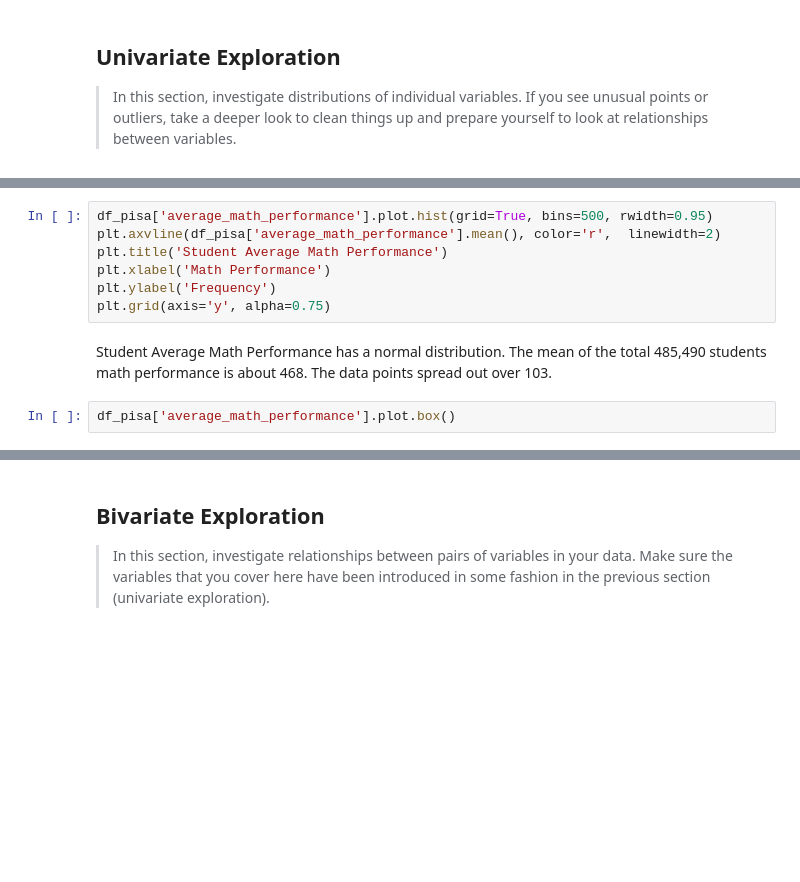
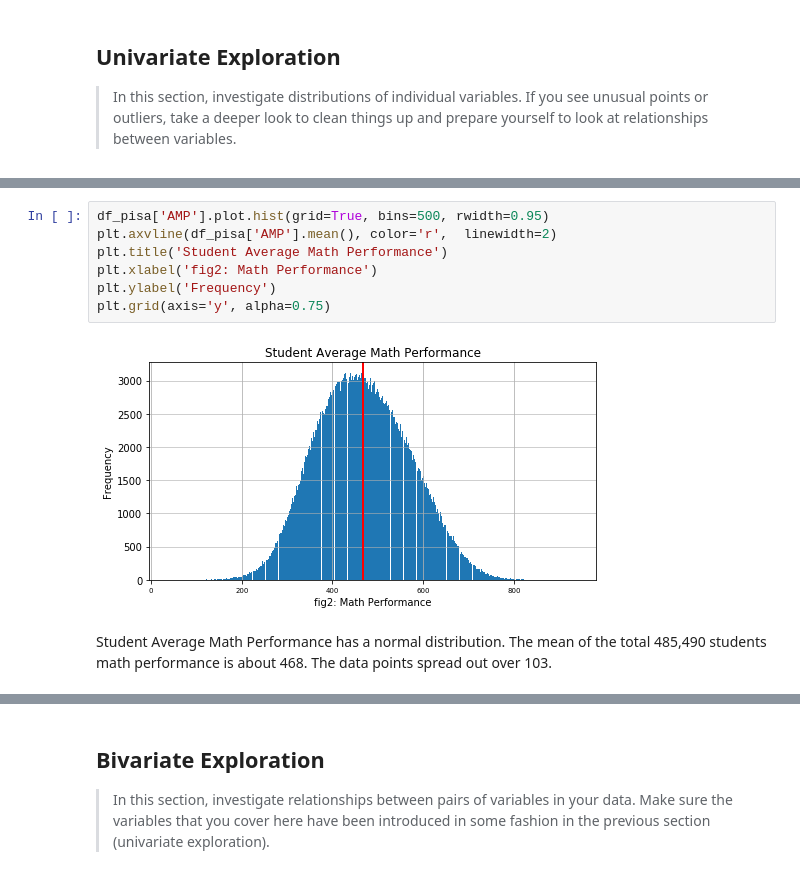
Before and after one commit to EllenZhangYarong/DataScience, a Jupyter notebook: DAND/CapstoneProjects/Project4_PISA/exploration_PISA.ipynb, the cells around one changed output, grey strips where cells are left out. Cells and saved outputs as stored; diff of their text form; blank space fills up the shorter version.

```diff
--- a/DAND/CapstoneProjects/Project4_PISA/exploration_PISA.ipynb
+++ b/DAND/CapstoneProjects/Project4_PISA/exploration_PISA.ipynb
@@ -139,11 +276,11 @@ plt.grid(axis='y', alpha=0.75)
 # %%
-df_pisa['average_math_performance'].plot.hist(grid=True, bins=500, rwidth=0.95)
-plt.axvline(df_pisa['average_math_performance'].mean(), color='r',  linewidth=2)
+df_pisa['AMP'].plot.hist(grid=True, bins=500, rwidth=0.95)
+plt.axvline(df_pisa['AMP'].mean(), color='r',  linewidth=2)
 plt.title('Student Average Math Performance')
-plt.xlabel('Math Performance')
+plt.xlabel('fig2: Math Performance')
 plt.ylabel('Frequency')
 plt.grid(axis='y', alpha=0.75)
+# %% [output]
+[figure, added]
 # %% [markdown]
 Student Average Math Performance has a normal distribution. The mean of the total 485,490 students math performance is about 468. The data points spread out over 103.
-# %%
-df_pisa['average_math_performance'].plot.box()
```
Also changed, not shown: parts of 65 cells of this notebook, 8 other files.
